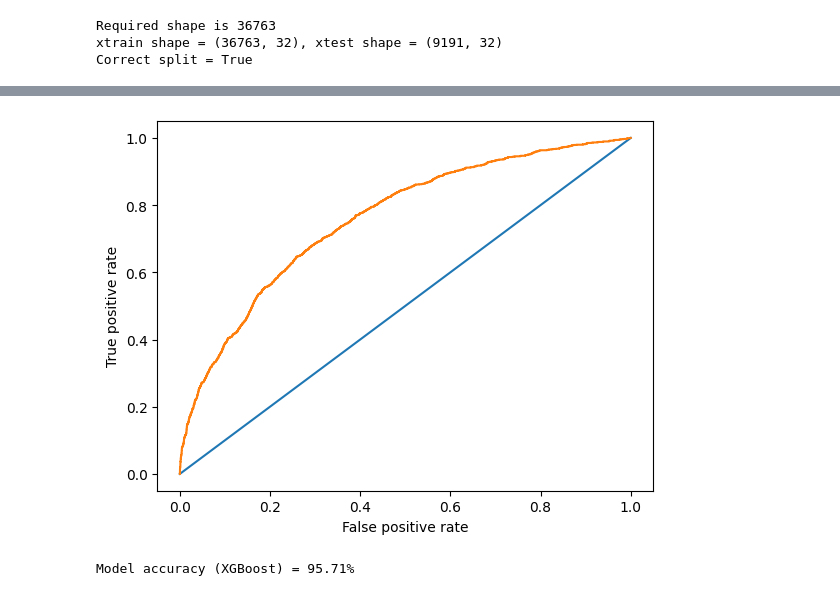
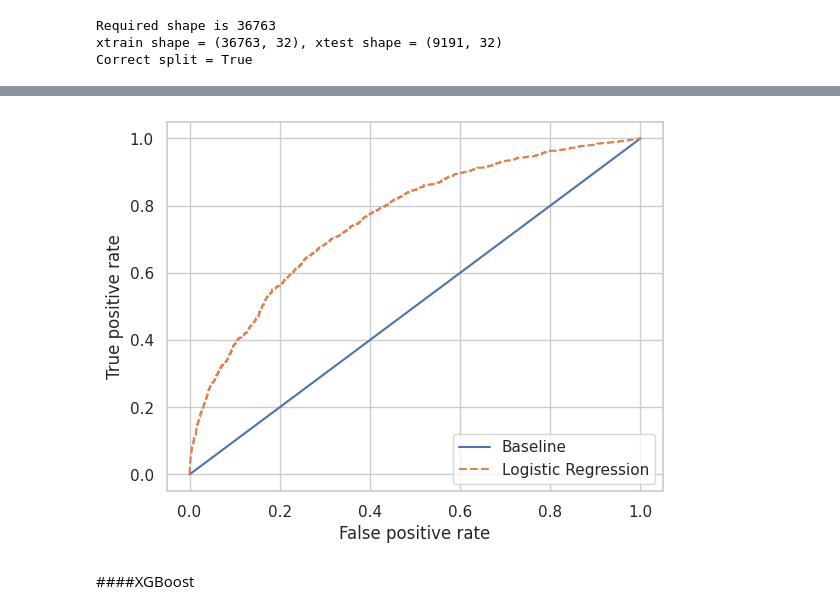
Before and after one commit to keitabroadwater/gnns_in_action, a Jupyter notebook: chapter_5/GNN_GAT_Part_1.ipynb, the cells around one changed output, grey strips where cells are left out. Drawn from its saved outputs; the diff is of its cells as text; code cells hidden in the pictures.

```diff
--- a/chapter_5/GNN_GAT_Part_1.ipynb
+++ b/chapter_5/GNN_GAT_Part_1.ipynb
@@ -110,0 +210,12 @@ for i in range(4):
+# %%
+import seaborn as sns
+sns.set(style="whitegrid")
+
+fig, ax = plt.subplots(8, 4, figsize=(15, 15))
+colors = sns.color_palette("hls", 8)
+for i in range(8):
+    for j in range(4):
+        sns.histplot(features[:, 4*i+j], bins=50, ax=ax[i, j], color=colors[i])
+        ax[i, j].set(xlabel='', ylabel='')
+        ax[i, j].set_title(feature_names_short_desc_all[4*i+j])
+plt.tight_layout(h_pad=2.0)
@@ -152,0 +341,25 @@ Please also refer to the documentation for alternative solver options:
+# %%
+from sklearn.linear_model import LogisticRegression
+from sklearn.metrics import accuracy_score, roc_auc_score, f1_score, precision_score, recall_score
+
+# Fit the logistic regression model
+clf = LogisticRegression(random_state=0).fit(xtrain, ytrain)
+
+# Predict probabilities
+ypred_proba = clf.predict_proba(xtest)[:, 1]
+
+# Convert probabilities to binary labels
+ypred_binary = (ypred_proba > 0.5).astype(int)
+
+# Calculate ROC AUC score
+roc_auc = roc_auc_score(ytest, ypred_proba)
+
+# Calculate F1-score, Precision, and Recall
+f1 = f1_score(ytest, ypred_binary)
+precision = precision_score(ytest, ypred_binary)
+recall = recall_score(ytest, ypred_binary)
+
+print(f"Model ROC AUC (logistic regression) = {100 * roc_auc:.2f}%")
+print(f"Model F1-score (logistic regression) = {f1:.3f}")
+print(f"Model Precision (logistic regression) = {precision:.3f}")
+print(f"Model Recall (logistic regression) = {recall:.3f}")
@@ -153,15 +378,19 @@ Please also refer to the documentation for alternative solver options:
 # %%
 from sklearn.metrics import roc_curve
-fpr, tpr, _ = roc_curve(ytest,ypred)
+fpr, tpr, _ = roc_curve(ytest,ypred_proba)
 
 plt.figure(1)
-plt.plot([0, 1], [0, 1])
-plt.plot(fpr, tpr)
+plt.plot([0, 1], [0, 1], linestyle='-', label='Baseline')
+plt.plot(fpr, tpr, linestyle='--', label='Logistic Regression')
 plt.xlabel('False positive rate')
 plt.ylabel('True positive rate')
+plt.legend(loc='lower right')
+
 plt.show()
 # %% [output]
-[figure, old version]
+[figure, new version]
+# %% [markdown]
+####XGBoost
 # %%
 # ## Apply XGBoost for second baseline
 import xgboost as xgb
@@ -168,9 +399 @@ import xgboost as xgb
 xgb_classifier = xgb.XGBClassifier()
-# %%
-xgb_classifier.fit(xtrain,ytrain)
-ypred2 = xgb_classifier.predict_proba(xtest)[:,1]
-acc = roc_auc_score(ytest,ypred2)
-
-print(f"Model accuracy (XGBoost) = {100*acc:.2f}%")
-# %% [output]
-Model accuracy (XGBoost) = 95.71%
```
Also changed, not shown: parts of 53 cells of this notebook.
